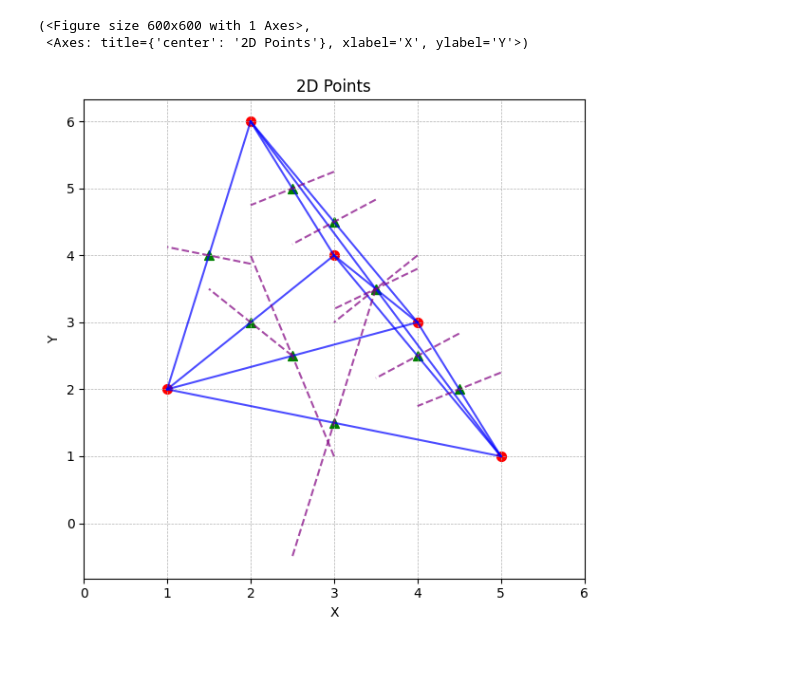
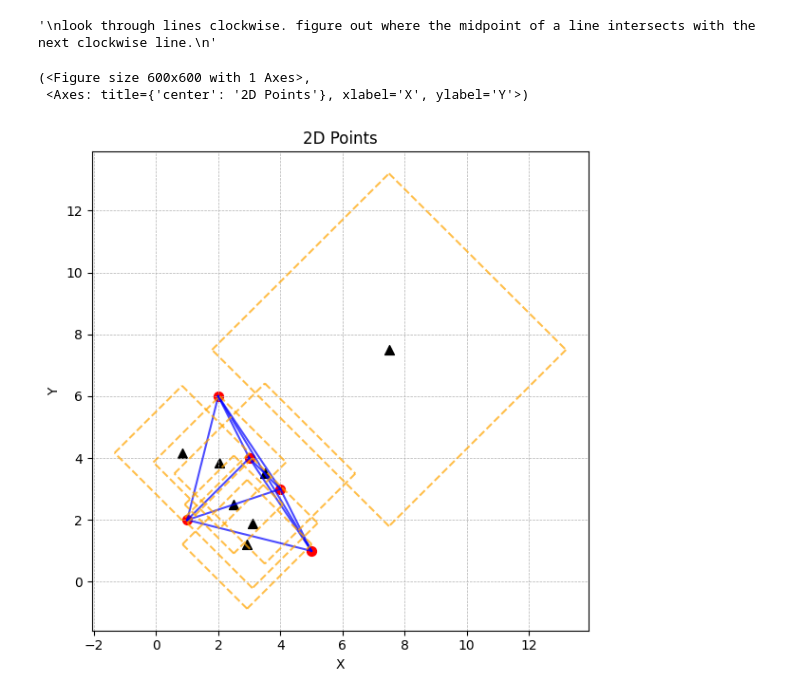
Before and after one commit to Antel0pe/VoronoiDiagrams, a Jupyter notebook: Voronoi_Diagrams.ipynb, the cells around one changed output. Drawn from its saved outputs; the diff is of its cells as text; code cells hidden in the pictures; blank space fills up the shorter version.

Commit message:
crude circles around 3 points

```diff
--- a/Voronoi_Diagrams.ipynb
+++ b/Voronoi_Diagrams.ipynb
@@ -161,8 +161,8 @@ for i in lineToEveryVertex:
     mid_y = (y1 + y2) / 2
     midPoints.append((mid_x, mid_y))
 
-pointGroups.append(midPoints)
-pointGroupColors.append('green')
+# pointGroups.append(midPoints)
+# pointGroupColors.append('green')
 # %%
 # find center of triangles
 linesToCenterOfTriangles = []
@@ -266,16 +240,83 @@ lineGroupColors.append('purple')
+# %%
+pointX, pointY = (1, 2)
+
+def findPerpendicularLineEquation(x1, y1, x2, y2):
+    midPointX = (x1+x2)/2
+    midPointY = (y1+y2)/2
+
+    slopeOfLine = (y2-y1)/(x2-x1)
+    perpendicularSlope = -1/slopeOfLine
+
+    def equation(x):
+        return perpendicularSlope * (x - midPointX) + midPointY
+
+    return equation
+
+lineEquations = []
+
+for (x1, y1) in points:
+    if x1 == pointX and y1 == pointY:
+        continue
+
+    lineEquations.append(findPerpendicularLineEquation(pointX, pointY, x1, y1))
+
+
+'''
+look through lines clockwise. figure out where the midpoint of a line intersects with the next clockwise line.
+'''
+# %% [output]
+'\nlook through lines clockwise. figure out where the midpoint of a line intersects with the next clockwise line.\n'
+# %%
+import itertools
+import math
+
+allTriplesOfPoints = list(itertools.combinations(points, 3))
+centerOfCirclePoints = []
+circleOf3PointsLines = []
+
+for (x1, y1), (x2, y2), (x3, y3) in allTriplesOfPoints:
+    # Intermediate calculations
+    a = x1 * (y2 - y3) - y1 * (x2 - x3) + x2 * y3 - x3 * y2
+    bx = ((x1*x1 + y1*y1) * (y2 - y3) + (x2*x2 + y2*y2) * (y3 - y1) + (x3*x3 + y3*y3) * (y1 - y2))
+    by = ((x1*x1 + y1*y1) * (x3 - x2) + (x2*x2 + y2*y2) * (x1 - x3) + (x3*x3 + y3*y3) * (x2 - x1))
+
+    # Circle center coordinates
+    center_x = bx / (2 * a)
+    center_y = by / (2 * a)
+
+    # Radius calculation
+    radius = math.sqrt(
+        ((x1 - center_x)**2 + (y1 - center_y)**2)
+    )
+
+    if center_x < 0 or center_x > 10 or center_y < 0 or center_y > 10:
+        continue
+
+
+    centerOfCirclePoints.append(((center_x, center_y)))
+    circleOf3PointsLines.append(((center_x, center_y+radius), (center_x+radius, center_y)))
+    circleOf3PointsLines.append(((center_x+radius, center_y), (center_x, center_y-radius)))
+    circleOf3PointsLines.append(((center_x, center_y-radius), (center_x-radius, center_y)))
+    circleOf3PointsLines.append(((center_x-radius, center_y), (center_x, center_y+radius)))
+
+lineGroups.append(circleOf3PointsLines)
+lineGroupColors.append('orange')
+
+pointGroups.append(centerOfCirclePoints)
+pointGroupColors.append('black')
 # %%
 if len(pointGroups) != len(pointGroupColors):
     print(f'Points Groups Length: {len(pointGroups)}')
     print(f'Point Group Colors Length: {len(pointGroupColors)}')
 
 if len(lineGroups) != len(lineGroupColors):
     print(f'Line Groups Length: {len(lineGroups)}')
     print(f'Line Group Colors Length: {len(lineGroupColors)}')
 
 plot_2d_points(point_groups=pointGroups, point_group_colors=pointGroupColors,
                line_groups=lineGroups, line_group_colors=lineGroupColors,
-               xTicks=[0, 1, 2, 3, 4, 5, 6], yTicks=[0, 1, 2, 3, 4, 5, 6])
+               )
 # %% [output]
 (<Figure size 600x600 with 1 Axes>,
  <Axes: title={'center': '2D Points'}, xlabel='X', ylabel='Y'>)
-[figure, old version]
+[figure, new version]
```
Also changed, not shown: parts of 2 cells of this notebook.
